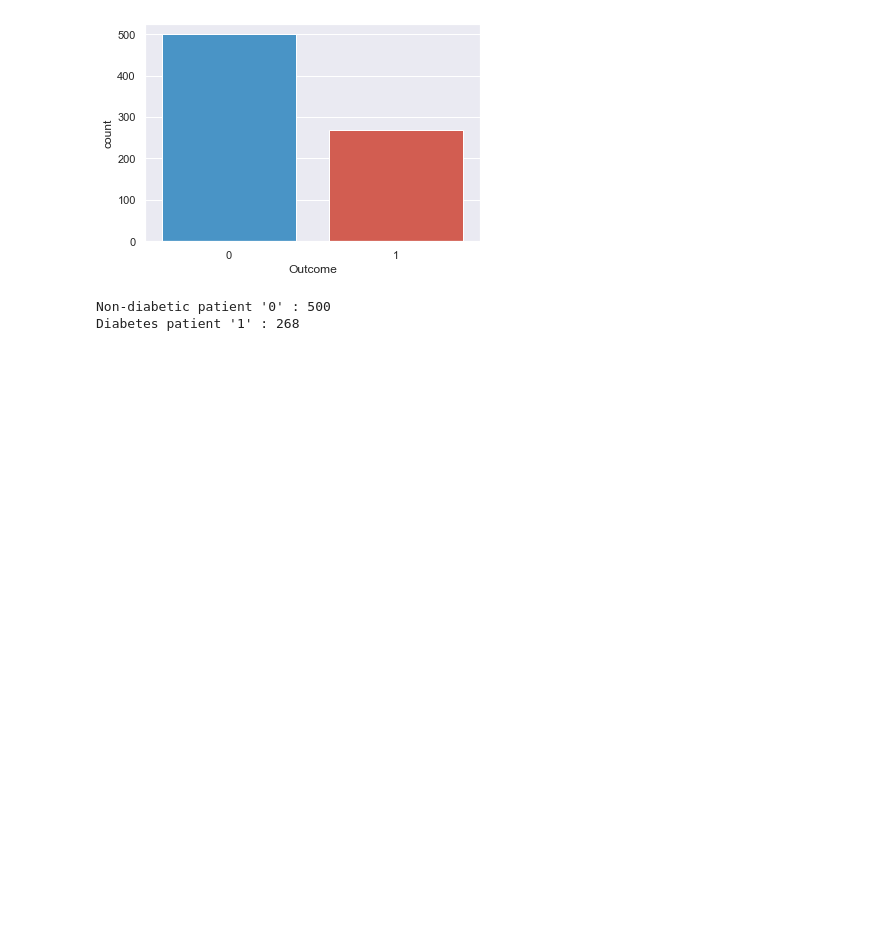
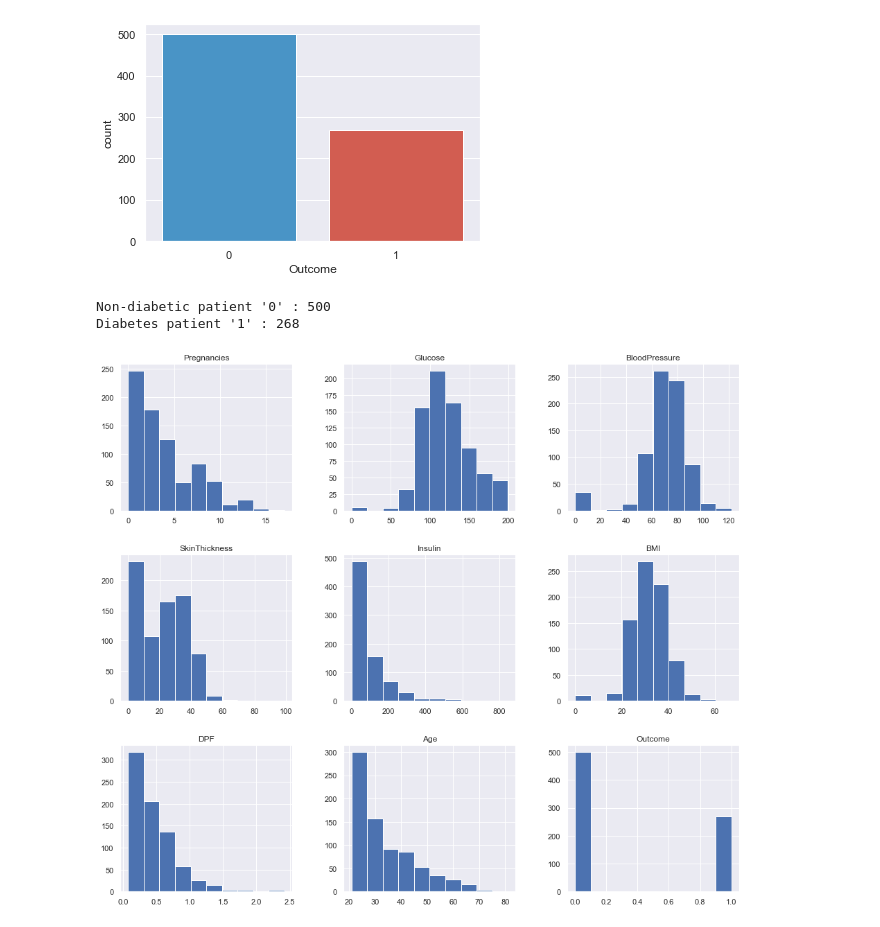
Before and after one commit to buriihenry/Predicting-Diabetes, a Jupyter notebook: Diabetes Prediction.ipynb, the cells around one changed output. Cells and saved outputs as stored; diff of their text form; code cells hidden in the pictures; blank space fills up the shorter version.

```diff
--- a/Diabetes Prediction.ipynb
+++ b/Diabetes Prediction.ipynb
@@ -98,3 +98,9 @@ print("Diabetes patient '1' :",len(df[df['Outcome']==1]))
 # %% [output]
 Non-diabetic patient '0' : 500
 Diabetes patient '1' : 268
+# %%
+#Exploring the PDFs
+df.hist(figsize = (16,14), color="b")
+plt.show()
+# %% [output]
+[figure, added]
```
Also changed, not shown: parts of 9 cells of this notebook.
